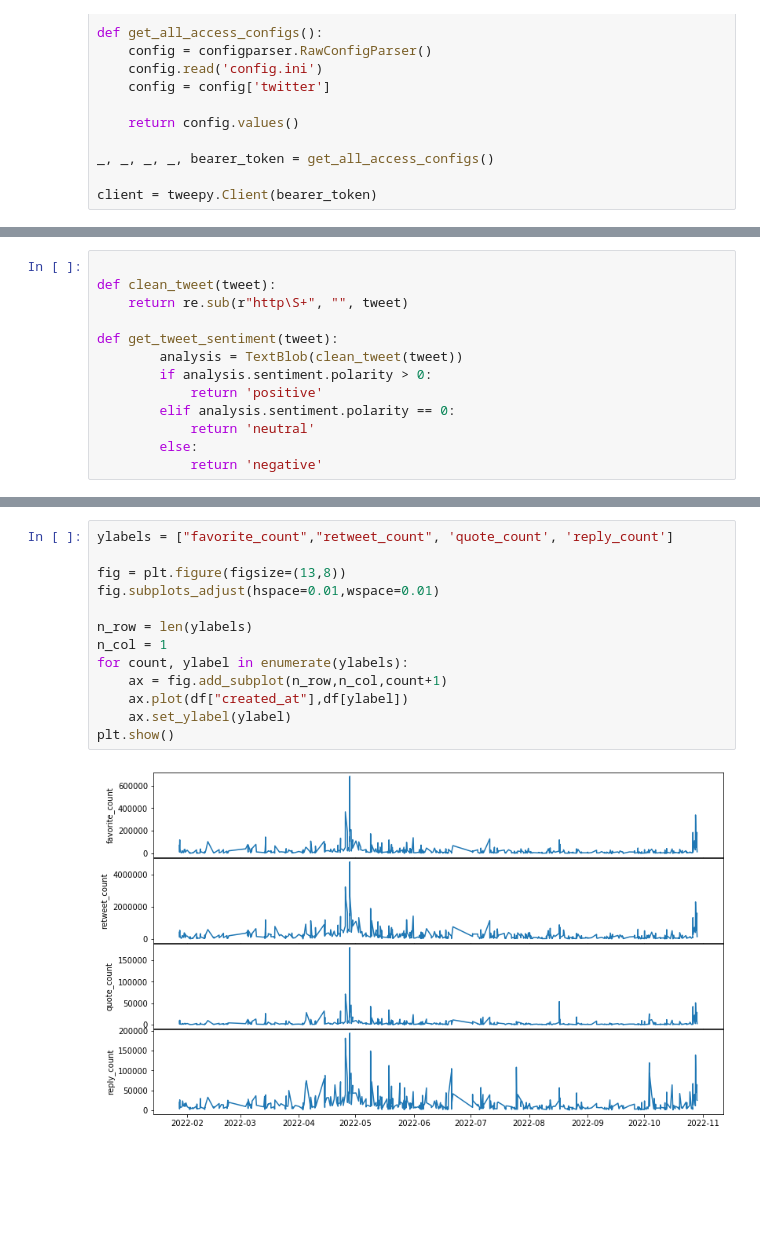
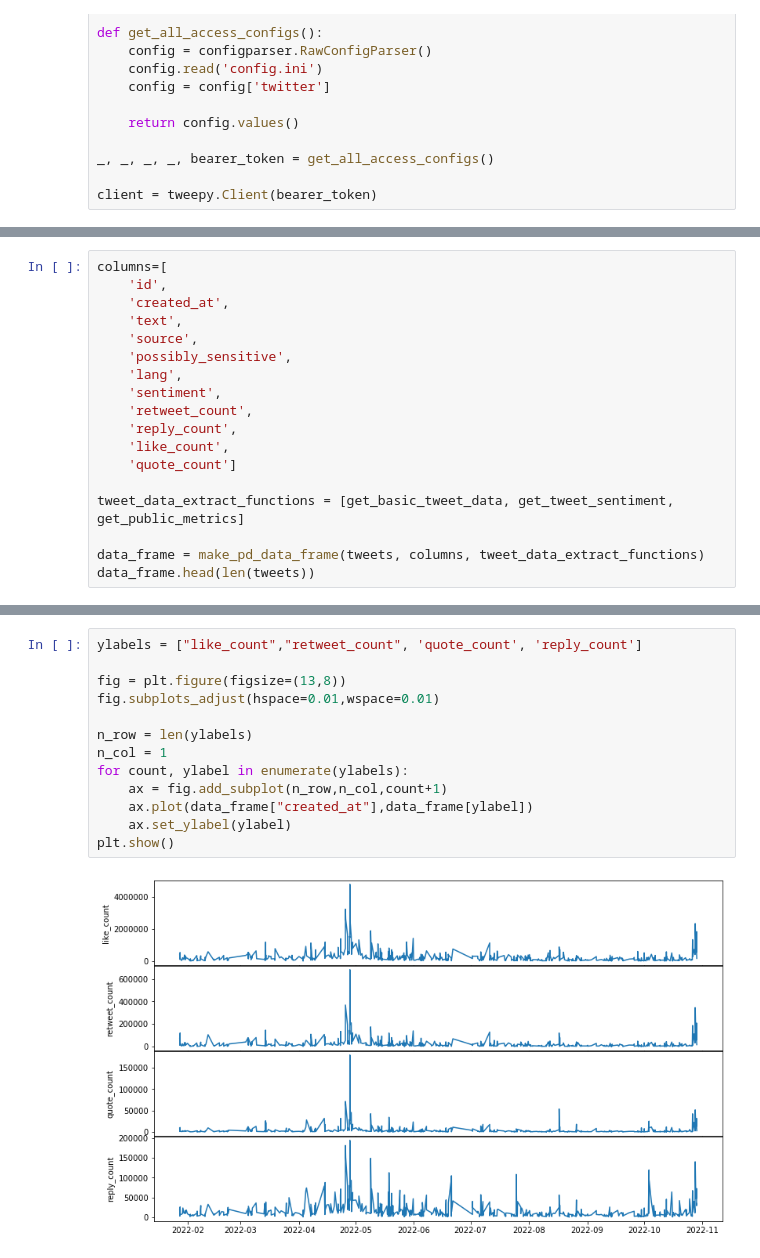
Before and after one commit to Wiktor-99/MAED, a Jupyter notebook: elon_musk_tweet_classification.ipynb, the cells around one changed output, grey strips where cells are left out. Drawn from its saved outputs; the diff is of its cells as text; blank space fills up the shorter version.

```diff
--- a/elon_musk_tweet_classification.ipynb
+++ b/elon_musk_tweet_classification.ipynb
@@ -48,13 +48,0 @@ SyntaxError: invalid syntax (1790491127.py, line 9)
-# %%
-
-def clean_tweet(tweet):
-    return re.sub(r"http\S+", "", tweet)
-
-def get_tweet_sentiment(tweet):
-        analysis = TextBlob(clean_tweet(tweet))
-        if analysis.sentiment.polarity > 0:
-            return 'positive'
-        elif analysis.sentiment.polarity == 0:
-            return 'neutral'
-        else:
-            return 'negative'
@@ -100,0 +76,18 @@ df.head(len(outtweets))
+# %%
+columns=[
+    'id',
+    'created_at',
+    'text',
+    'source',
+    'possibly_sensitive',
+    'lang',
+    'sentiment',
+    'retweet_count',
+    'reply_count',
+    'like_count',
+    'quote_count']
+
+tweet_data_extract_functions = [get_basic_tweet_data, get_tweet_sentiment, get_public_metrics]
+
+data_frame = make_pd_data_frame(tweets, columns, tweet_data_extract_functions)
+data_frame.head(len(tweets))
@@ -169,15 +162,15 @@ df.head(len(outtweets))
 # %%
-ylabels = ["favorite_count","retweet_count", 'quote_count', 'reply_count']
+ylabels = ["like_count","retweet_count", 'quote_count', 'reply_count']
 
 fig = plt.figure(figsize=(13,8))
 fig.subplots_adjust(hspace=0.01,wspace=0.01)
 
 n_row = len(ylabels)
 n_col = 1
 for count, ylabel in enumerate(ylabels):
     ax = fig.add_subplot(n_row,n_col,count+1)
-    ax.plot(df["created_at"],df[ylabel])
+    ax.plot(data_frame["created_at"],data_frame[ylabel])
     ax.set_ylabel(ylabel)
 plt.show()
 # %% [output]
-[figure, old version]
+[figure, new version]
```
Also changed, not shown: parts of 6 cells of this notebook.
